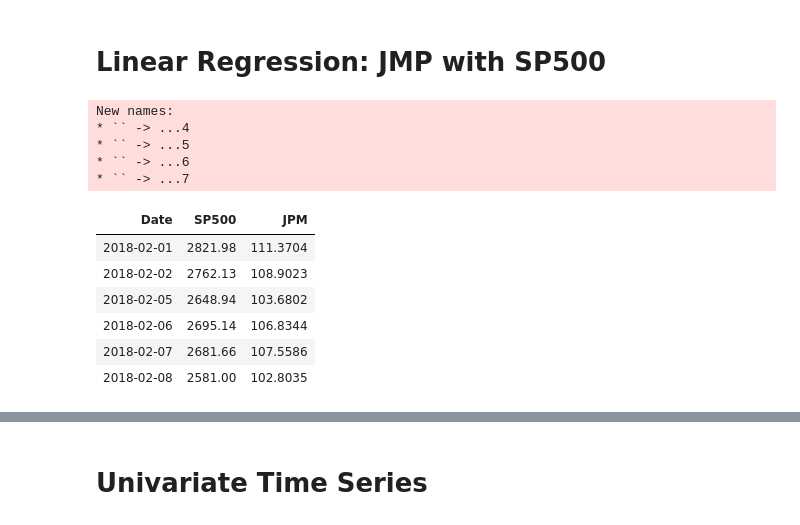
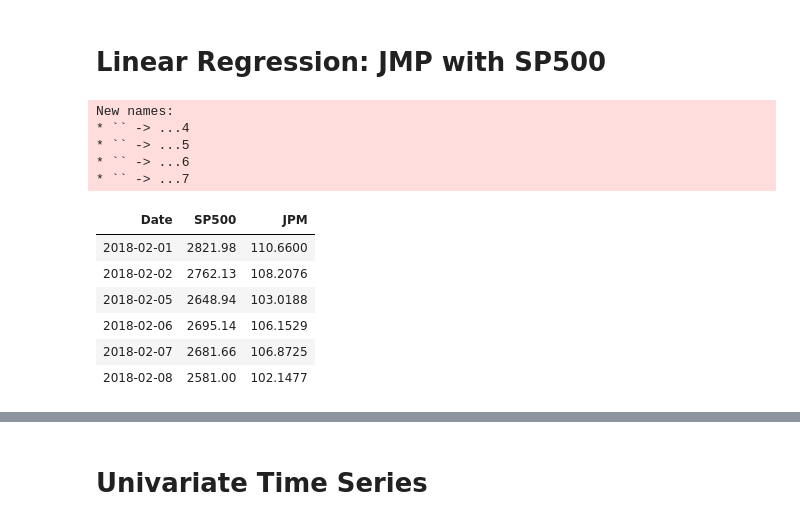
Before and after one commit to zhou-wenbin/WUQ_econ, a Jupyter notebook: analysis result/Submission 1_zhou_add.ipynb, the cells around one changed output, grey strips where cells are left out. Drawn from its saved outputs; the diff is of its cells as text; code cells hidden in the pictures.

```diff
--- a/analysis result/Submission 1_zhou_add.ipynb
+++ b/analysis result/Submission 1_zhou_add.ipynb
@@ -109,19 +93,19 @@ jpm_stat
 # Linear Regression: JMP with SP500
 # %%
 library("readxl")
-my_data <- read_excel("/Users/zhouwenbin/Documents/WorldQuant/Econometrics/WUQ_econ/analysis result/Part 1 Excel_Azamat.xlsx",sheet = 2)
+my_data <- read_excel("/Users/zhouwenbin/Documents/WorldQuant/Econometrics/WUQ_econ/analysis result/Part 1 Excel_Azamat_zhou add.xlsx",sheet = 2)
 my_data=my_data %>% select((1:3))
 head(my_data)
 # %% [output]
 New names:
 * `` -> ...4
 * `` -> ...5
 * `` -> ...6
 * `` -> ...7
 | Date | SP500 | JPM |
-| 2018-02-01 | 2821.98 | 111.3704 |
-| 2018-02-02 | 2762.13 | 108.9023 |
-| 2018-02-05 | 2648.94 | 103.6802 |
-| 2018-02-06 | 2695.14 | 106.8344 |
-| 2018-02-07 | 2681.66 | 107.5586 |
-| 2018-02-08 | 2581.00 | 102.8035 |
+| 2018-02-01 | 2821.98 | 110.6600 |
+| 2018-02-02 | 2762.13 | 108.2076 |
+| 2018-02-05 | 2648.94 | 103.0188 |
+| 2018-02-06 | 2695.14 | 106.1529 |
+| 2018-02-07 | 2681.66 | 106.8725 |
+| 2018-02-08 | 2581.00 | 102.1477 |
```
Also changed, not shown: parts of 9 cells of this notebook, 12 other files.
